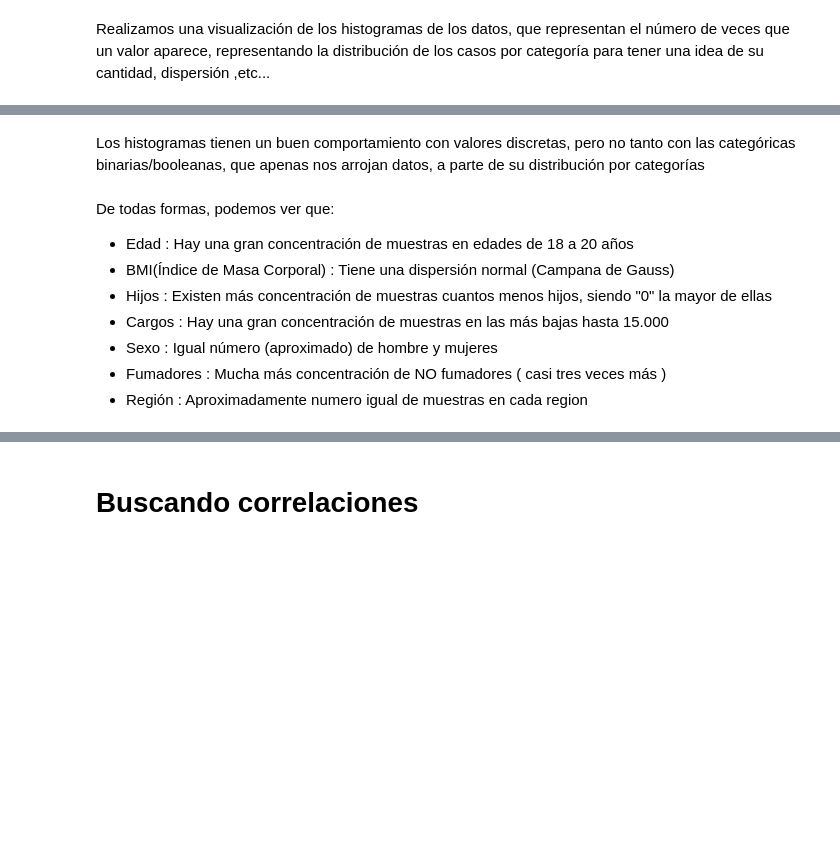
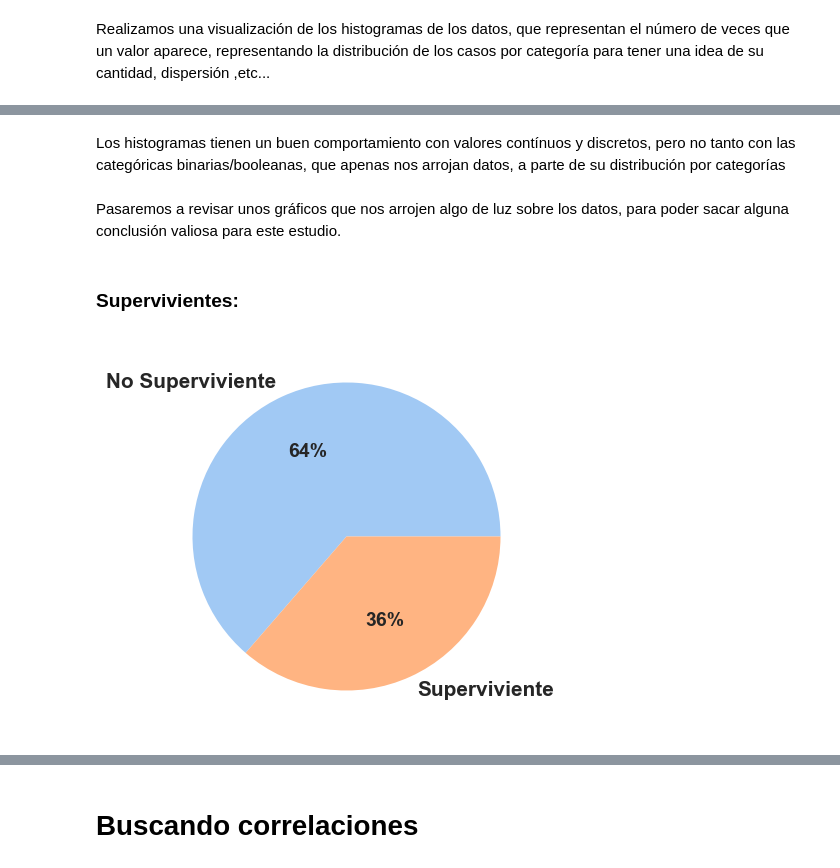
Before and after one commit to RobinGoldwing/golden-ML-titanic, a Jupyter notebook: Titanic-BinaryClas-Ruben.ipynb, the cells around one changed output, grey strips where cells are left out. Drawn from its saved outputs; the diff is of its cells as text; code cells hidden in the pictures; blank space fills up the shorter version.

```diff
--- a/Titanic-BinaryClas-Ruben.ipynb
+++ b/Titanic-BinaryClas-Ruben.ipynb
@@ -886,11 +891,16 @@ plt.show()
 # %% [markdown]
-Los histogramas tienen un buen comportamiento con valores discretas, pero no tanto con las categóricas binarias/booleanas, que apenas nos arrojan datos, a parte de su distribución por categorías
+Los histogramas tienen un buen comportamiento con valores contínuos y discretos, pero no tanto con las categóricas binarias/booleanas, que apenas nos arrojan datos, a parte de su distribución por categorías
-# %% [markdown]
-De todas formas, podemos ver que:
-- Edad : Hay una gran concentración de muestras en edades de 18 a 20 años
-- BMI(Índice de Masa Corporal) : Tiene una dispersión normal (Campana de Gauss)
-- Hijos : Existen más concentración de muestras cuantos menos hijos, siendo "0" la mayor de ellas
-- Cargos : Hay una gran concentración de muestras en las más bajas hasta 15.000
-- Sexo : Igual número (aproximado) de hombre y mujeres
-- Fumadores : Mucha más concentración de NO fumadores ( casi tres veces más )
-- Región : Aproximadamente numero igual de muestras en cada region
+# %% [markdown]
+Pasaremos a revisar unos gráficos que nos arrojen algo de luz sobre los datos, para poder sacar alguna conclusión valiosa para este estudio.
+# %% [markdown]
+### Supervivientes:
+# %%
+data = list(titanic['Survived'].value_counts())
+labels = ['No Superviviente', 'Superviviente']
+#define Seaborn color palette to use
+colors = sns.color_palette('pastel')[0:5]
+plt.pie(data, labels = labels, colors = colors, autopct='%.0f%%')
+
+plt.show()
+# %% [output]
+[figure, added]
```
Also changed, not shown: parts of 111 cells of this notebook, 1 other file.
